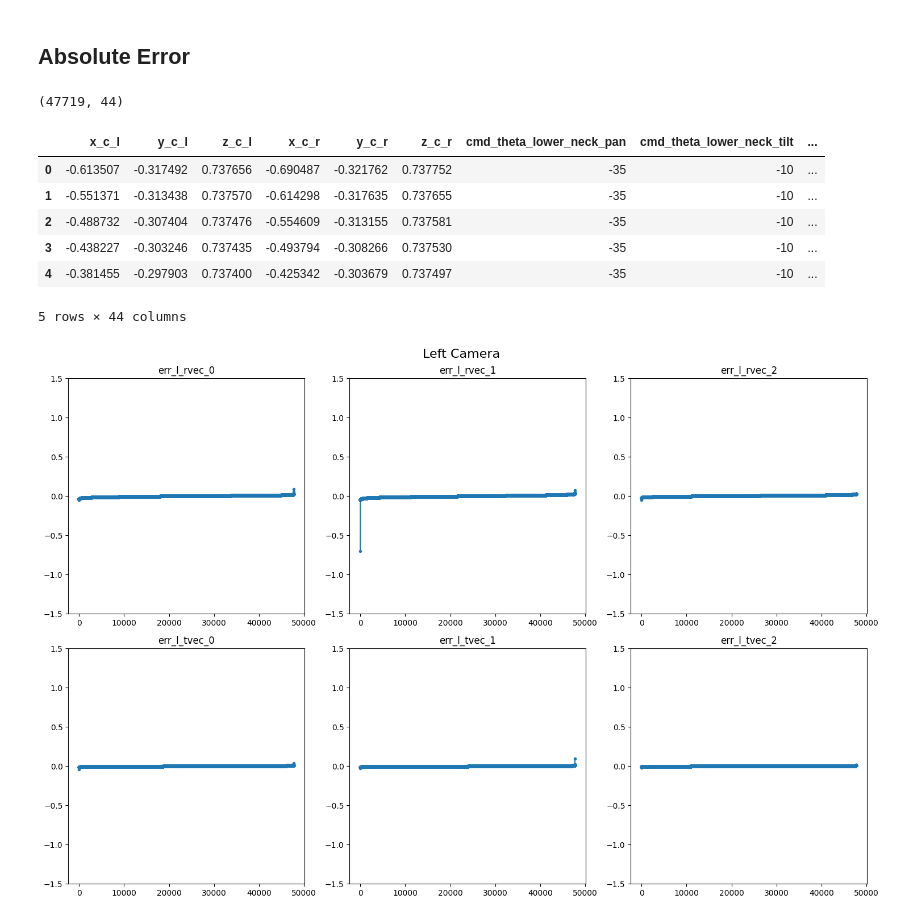
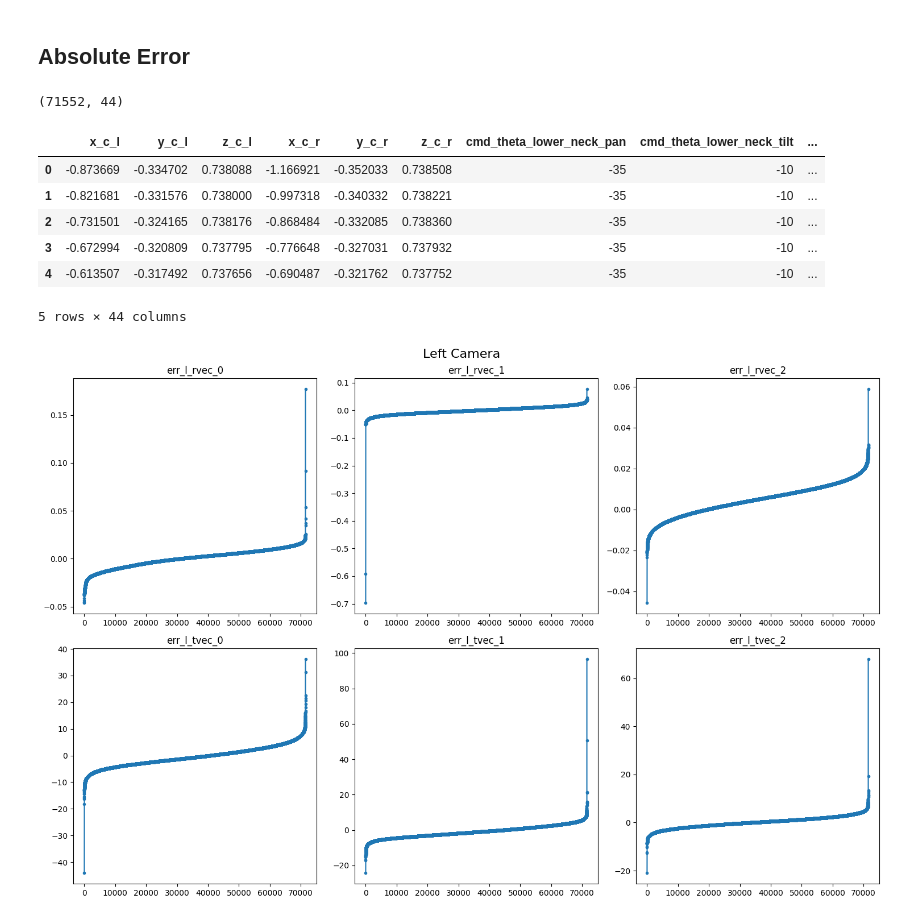
Before and after one commit to jpmnieles/grace_dl, a Jupyter notebook: notebooks/240929_Optimization_Evaluation.ipynb, the cells around one changed output. Cells and saved outputs as stored; diff of their text form; code cells hidden in the pictures.

```diff
--- a/notebooks/240929_Optimization_Evaluation.ipynb
+++ b/notebooks/240929_Optimization_Evaluation.ipynb
@@ -140,7 +140,7 @@ robot = URDF.from_xml_file(urdf_path)
 # %%
 # Load Dataset CSV
 
-data_fn = "241001_075m_grace_dataset.csv"
+data_fn = "241003_075m_grace_dataset.csv"
 data_dir = "final"
 csv_file = os.path.join(os.getcwd(),"..","data", data_dir, data_fn)
 temp_df = pd.read_csv(csv_file)
@@ -161,7 +161,7 @@ data_df['cmd_theta_eyes_tilt'] = np.radians(data_df['cmd_theta_eyes_tilt'].value
 # %%
 # Load CSV Optimization Results
 
-csv_fn = "20241001_051813_541397_075m_grace_results.csv"
+csv_fn = "20241003_055157_467129_075m_grace_results.csv"
 csv_path = os.path.join(os.getcwd(),"..","results",csv_fn)
 df = pd.read_csv(csv_path, index_col=0)
 var_dict = dict(zip(df.index,df['learned'].values))
@@ -310,43 +310,43 @@ temp_df['err_r_tvec_2'] = (out_r_tvec[:,2]-r_tvec_t[:,2]).cpu().numpy()
 print(temp_df.shape)
 temp_df.head()
 # %% [output]
-(47719, 44)
+(71552, 44)
 |  | x_c_l | y_c_l | z_c_l | x_c_r | y_c_r | z_c_r | cmd_theta_lower_neck_pan | cmd_theta_lower_neck_tilt | ... |
-| 0 | -0.613507 | -0.317492 | 0.737656 | -0.690487 | -0.321762 | 0.737752 | -35 | -10 | ... |
-| 1 | -0.551371 | -0.313438 | 0.737570 | -0.614298 | -0.317635 | 0.737655 | -35 | -10 | ... |
-| 2 | -0.488732 | -0.307404 | 0.737476 | -0.554609 | -0.313155 | 0.737581 | -35 | -10 | ... |
-| 3 | -0.438227 | -0.303246 | 0.737435 | -0.493794 | -0.308266 | 0.737530 | -35 | -10 | ... |
-| 4 | -0.381455 | -0.297903 | 0.737400 | -0.425342 | -0.303679 | 0.737497 | -35 | -10 | ... |
+| 0 | -0.873669 | -0.334702 | 0.738088 | -1.166921 | -0.352033 | 0.738508 | -35 | -10 | ... |
+| 1 | -0.821681 | -0.331576 | 0.738000 | -0.997318 | -0.340332 | 0.738221 | -35 | -10 | ... |
+| 2 | -0.731501 | -0.324165 | 0.738176 | -0.868484 | -0.332085 | 0.738360 | -35 | -10 | ... |
+| 3 | -0.672994 | -0.320809 | 0.737795 | -0.776648 | -0.327031 | 0.737932 | -35 | -10 | ... |
+| 4 | -0.613507 | -0.317492 | 0.737656 | -0.690487 | -0.321762 | 0.737752 | -35 | -10 | ... |
 5 rows × 44 columns
 # %%
 # Create a 2x3 subplot
 fig, axs = plt.subplots(2, 3, figsize=(15, 10))
 
 # Plotting
 axs[0,0].plot(np.sort(temp_df['err_l_rvec_0']), marker='.')
 axs[0,0].set_title('err_l_rvec_0')
 axs[0,1].plot(np.sort(temp_df['err_l_rvec_1']), marker='.')
 axs[0,1].set_title('err_l_rvec_1')
 axs[0,2].plot(np.sort(temp_df['err_l_rvec_2']), marker='.')
 axs[0,2].set_title('err_l_rvec_2')
 
-axs[1,0].plot(np.sort(temp_df['err_l_tvec_0']), marker='.')
+axs[1,0].plot(1000*np.sort(temp_df['err_l_tvec_0']), marker='.')
 axs[1,0].set_title('err_l_tvec_0')
-axs[1,1].plot(np.sort(temp_df['err_l_tvec_1']), marker='.')
+axs[1,1].plot(1000*np.sort(temp_df['err_l_tvec_1']), marker='.')
 axs[1,1].set_title('err_l_tvec_1')
-axs[1,2].plot(np.sort(temp_df['err_l_tvec_2']), marker='.')
+axs[1,2].plot(1000*np.sort(temp_df['err_l_tvec_2']), marker='.')
 axs[1,2].set_title('err_l_tvec_2')
 
-for i in range(2):
-    for j in range(3):
-        axs[i, j].set_ylim(-1.5, 1.5)
+# for i in range(2):
+#     for j in range(3):
+#         axs[i, j].set_ylim(-1.5, 1.5)
 
 # Adjust layout
 fig.suptitle('Left Camera', fontsize=16)
 plt.tight_layout()
 plt.show()
 # %% [output]
-[figure, old version]
+[figure, new version]
 # %%
 # Create a 2x3 subplot
 fig, axs = plt.subplots(2, 3, figsize=(15, 10))
```
Also changed, not shown: parts of 6 cells of this notebook.
